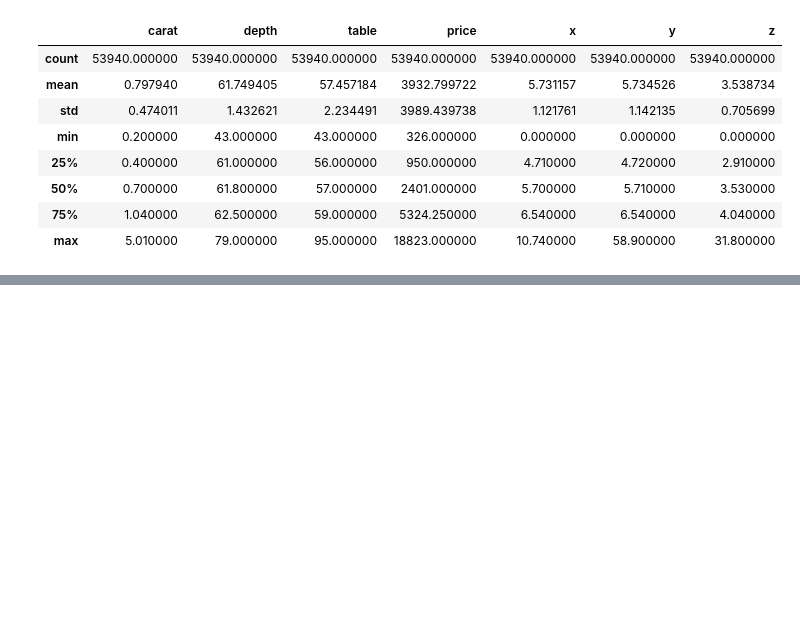
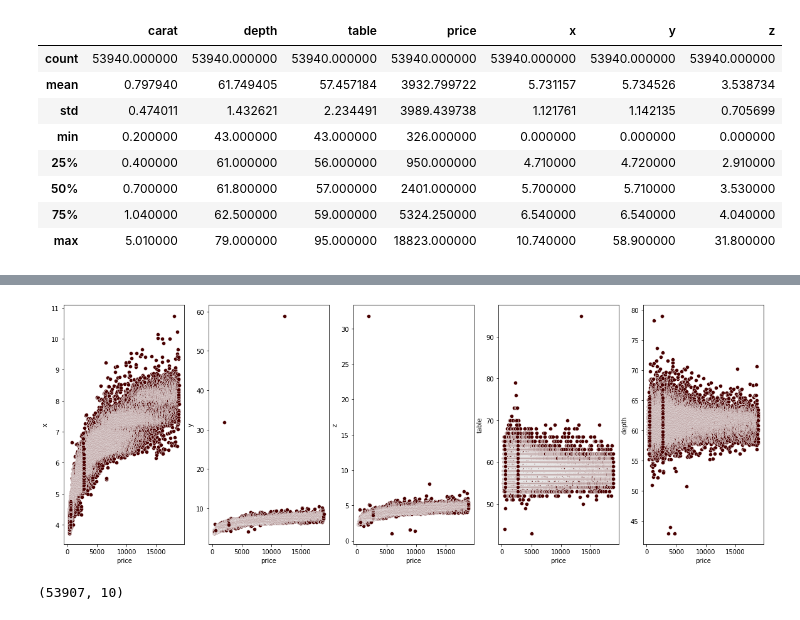
Before and after one commit to Jaiquisic23/Artificial-Neural-Networks, a Jupyter notebook: Jaime_Diamonds.ipynb, the cells around one changed output, grey strips where cells are left out. Cells and saved outputs as stored; diff of their text form; code cells hidden in the pictures; blank space fills up the shorter version.

```diff
--- a/Jaime_Diamonds.ipynb
+++ b/Jaime_Diamonds.ipynb
@@ -111,0 +112,22 @@ sns.pairplot(dataload, hue = 'cut')
+# %%
+sns.set_palette("afmhot")
+cols = ['x','y', 'z', 'table', 'depth']
+c = 0
+
+fig, axs = plt.subplots(ncols = len(cols), figsize=(20,7))
+
+for i in cols:
+    sns.scatterplot(data = dataload, x = dataload['price'], y = dataload[i], ax = axs[c])
+    c+=1
+# %% [output]
+[figure, added]
+# %%
+dataload = dataload[(dataload['x'] < 30)]
+dataload = dataload[(dataload['y'] < 30)]
+dataload = dataload[(dataload['z'] < 30) & (dataload['z'] > 2)]
+dataload = dataload[(dataload['table'] < 80) & (dataload['table'] > 40)]
+dataload = dataload[(dataload['depth'] < 75) & (dataload['depth'] > 45)]
+
+dataload.shape
+# %% [output]
+(53907, 10)
```
Also changed, not shown: parts of 2 cells of this notebook.
